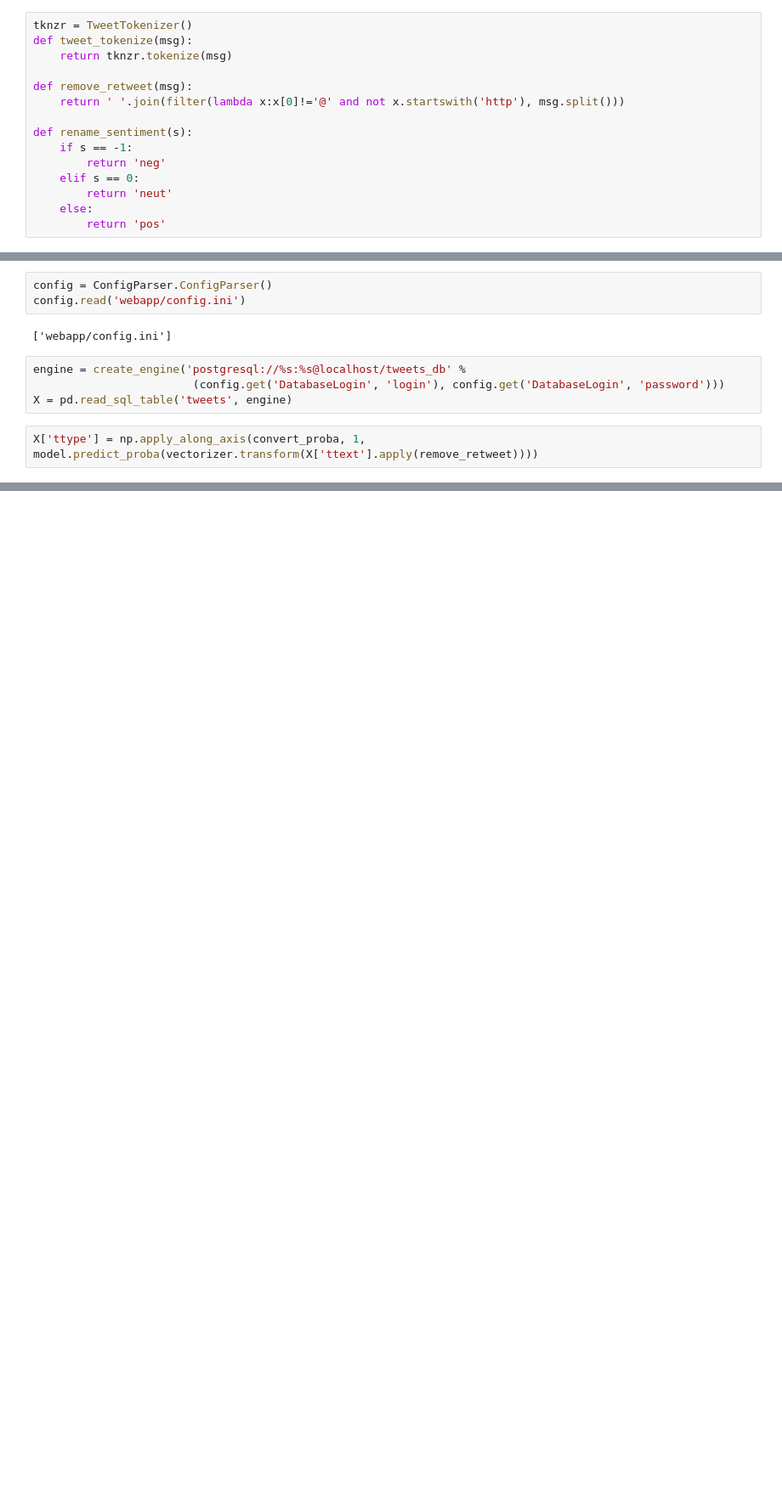
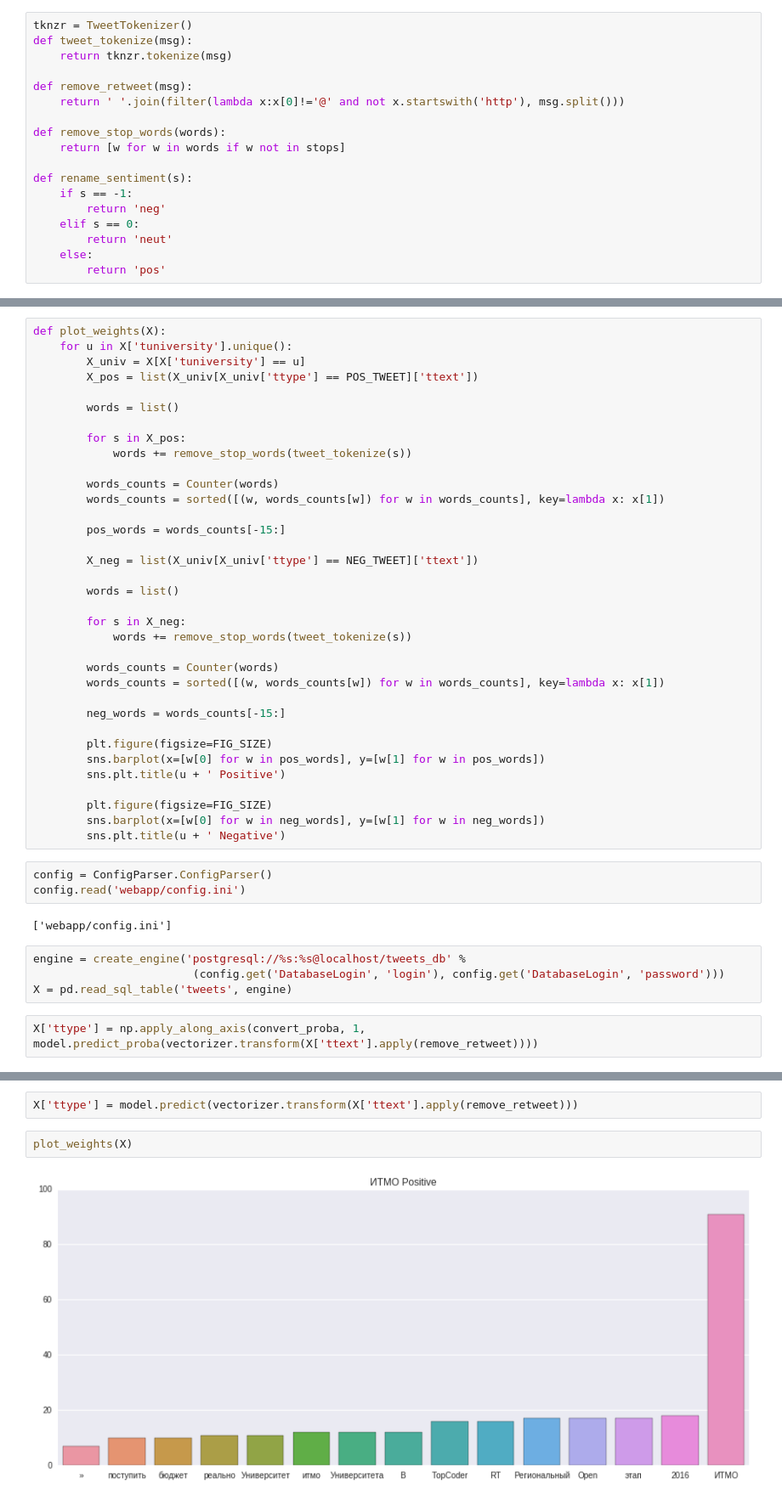
Before and after one commit to Vlad0922/twitter_sentiment, a Jupyter notebook: MIPT analyze.ipynb, the cells around one changed output, grey strips where cells are left out. Shown: that part at 85% size. Saved outputs shown, nothing was run; the diff lists cells and outputs as text; blank space fills up the shorter version.

Commit message:
[add] topic modelling via scikit, some statistics for universities

```diff
--- a/MIPT analyze.ipynb
+++ b/MIPT analyze.ipynb
@@ -33,6 +44,9 @@ def tweet_tokenize(msg):
 def remove_retweet(msg):
     return ' '.join(filter(lambda x:x[0]!='@' and not x.startswith('http'), msg.split()))
 
+def remove_stop_words(words):
+    return [w for w in words if w not in stops]
+
 def rename_sentiment(s):
     if s == -1:
         return 'neg'
@@ -70,6 +84,41 @@ def plot_count(X):
 
             ax = sns.countplot(x='ttype', data=X[X['tuniversity'] == u])
             plt.title(u + ' '+ str(p))
+# %%
+def plot_weights(X):
+    for u in X['tuniversity'].unique():
+        X_univ = X[X['tuniversity'] == u]
+        X_pos = list(X_univ[X_univ['ttype'] == POS_TWEET]['ttext'])
+
+        words = list()
+
+        for s in X_pos:
+            words += remove_stop_words(tweet_tokenize(s))
+
+        words_counts = Counter(words)
+        words_counts = sorted([(w, words_counts[w]) for w in words_counts], key=lambda x: x[1])
+
+        pos_words = words_counts[-15:]
+
+        X_neg = list(X_univ[X_univ['ttype'] == NEG_TWEET]['ttext'])
+
+        words = list()
+
+        for s in X_neg:
+            words += remove_stop_words(tweet_tokenize(s))
+
+        words_counts = Counter(words)
+        words_counts = sorted([(w, words_counts[w]) for w in words_counts], key=lambda x: x[1])
+
+        neg_words = words_counts[-15:]
+
+        plt.figure(figsize=FIG_SIZE)
+        sns.barplot(x=[w[0] for w in pos_words], y=[w[1] for w in pos_words])
+        sns.plt.title(u + ' Positive')
+
+        plt.figure(figsize=FIG_SIZE)
+        sns.barplot(x=[w[0] for w in neg_words], y=[w[1] for w in neg_words])
+        sns.plt.title(u + ' Negative')
 # %%
 config = ConfigParser.ConfigParser()
 config.read('webapp/config.ini')
@@ -99 +148,7 @@ plot_count(X)
 ... (4 outputs left out)
+# %%
+X['ttype'] = model.predict(vectorizer.transform(X['ttext'].apply(remove_retweet)))
+# %%
+plot_weights(X)
+# %% [output]
+[figure, added]
```
Also changed, not shown: parts of 5 cells of this notebook, 2 other files.
